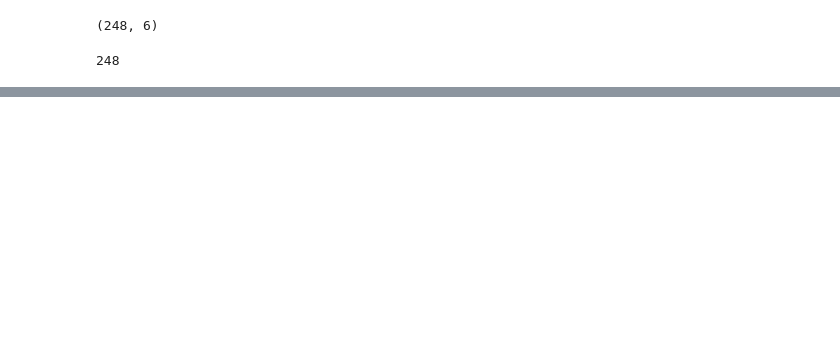
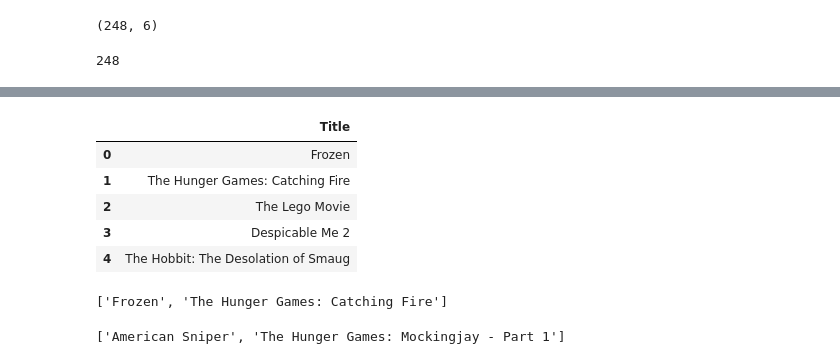
Before and after one commit to soorajmr/moviemeta, a Jupyter notebook: notebooks/popular_movies.ipynb, the cells around one changed output, grey strips where cells are left out. Cells and saved outputs as stored; diff of their text form; code cells hidden in the pictures; blank space fills up the shorter version.

```diff
--- a/notebooks/popular_movies.ipynb
+++ b/notebooks/popular_movies.ipynb
@@ -227,0 +253,11 @@ df_kr.to_csv("df_kr.csv", index=False)
+# %%
+d = pd.read_csv('C:\Users\WSKIM\Desktop\CS109\FinalProject\us_dvd.csv')
+# %%
+d.head(5)
+# %% [output]
+|  | Title |
+| 0 | Frozen |
+| 1 | The Hunger Games: Catching Fire |
+| 2 | The Lego Movie |
+| 3 | Despicable Me 2 |
+| 4 | The Hobbit: The Desolation of Smaug |
@@ -227,0 +266,4 @@ df_kr.to_csv("df_kr.csv", index=False)
+# %%
+dvd_list[:2]
+# %% [output]
+['Frozen', 'The Hunger Games: Catching Fire']
@@ -227,0 +273,4 @@ df_kr.to_csv("df_kr.csv", index=False)
+# %%
+top_list[:2]
+# %% [output]
+['American Sniper', 'The Hunger Games: Mockingjay - Part 1']
```
Also changed, not shown: parts of 11 cells of this notebook, 1 other file.
